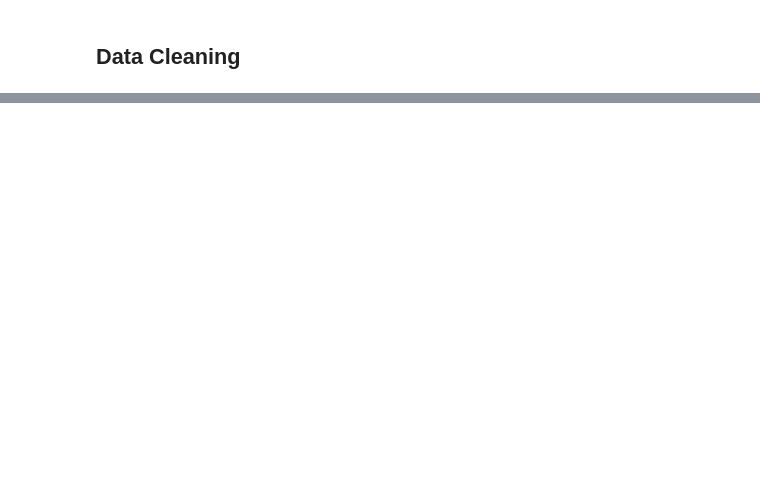
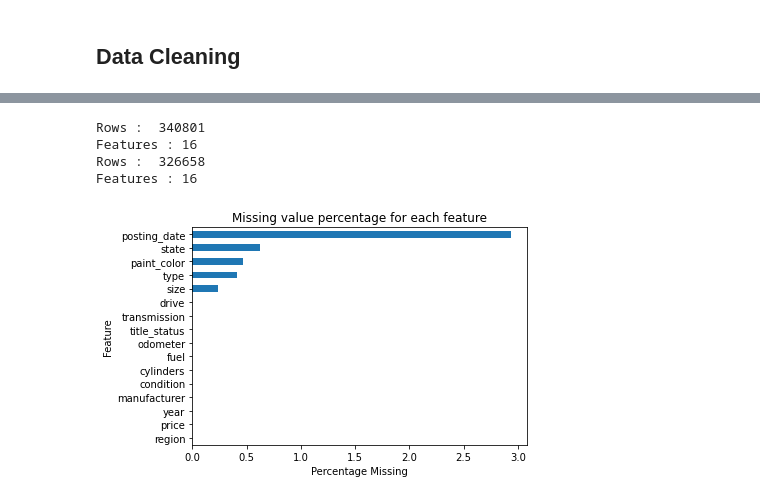
Before and after one commit to AJPutland/used-cars-ML, a Jupyter notebook: Used Car Sales EDA and Data Cleaning.ipynb, the cells around one changed output, grey strips where cells are left out. Drawn from its saved outputs; the diff is of its cells as text; code cells hidden in the pictures; blank space fills up the shorter version.

```diff
--- a/Used Car Sales EDA and Data Cleaning.ipynb
+++ b/Used Car Sales EDA and Data Cleaning.ipynb
@@ -107,0 +164,37 @@ cars_dropped = cars.drop(['Unnamed: 0', 'id', 'url', 'region_url', 'image_url',
+# %%
+#Clearly dropping all rows with missing data is not suitable, therefore we can fill in useful data
+
+def fillCondition(row):
+    if pd.isnull(row['condition']):
+        year = row['year']
+        if year>2019:
+            return 'new'
+        elif year>2017:
+            return 'like new'
+        elif year>2015:
+            return 'excellent'
+        elif year>2013:
+            return 'good'
+        else:
+            return 'fair'
+    else:
+        return row['condition']
+
+
+#condition - fill by year of car
+cars['condition'] = cars.apply(fillCondition, axis=1)
+
+
+#Fill the rest through pandas fillna method
+cars[['size', 'cylinders', 'paint_color', 'drive', 'type']] = cars[['size', 'cylinders', 'paint_color', 'drive', 'type']].fillna(method='ffill')
+
+displayStats(cars)
+
+cars_cleaned = cars.dropna()
+displayStats(cars_cleaned)
+# %% [output]
+Rows :  340801
+Features : 16
+Rows :  326658
+Features : 16
+[figure, added]
```
Also changed, not shown: parts of 8 cells of this notebook.
